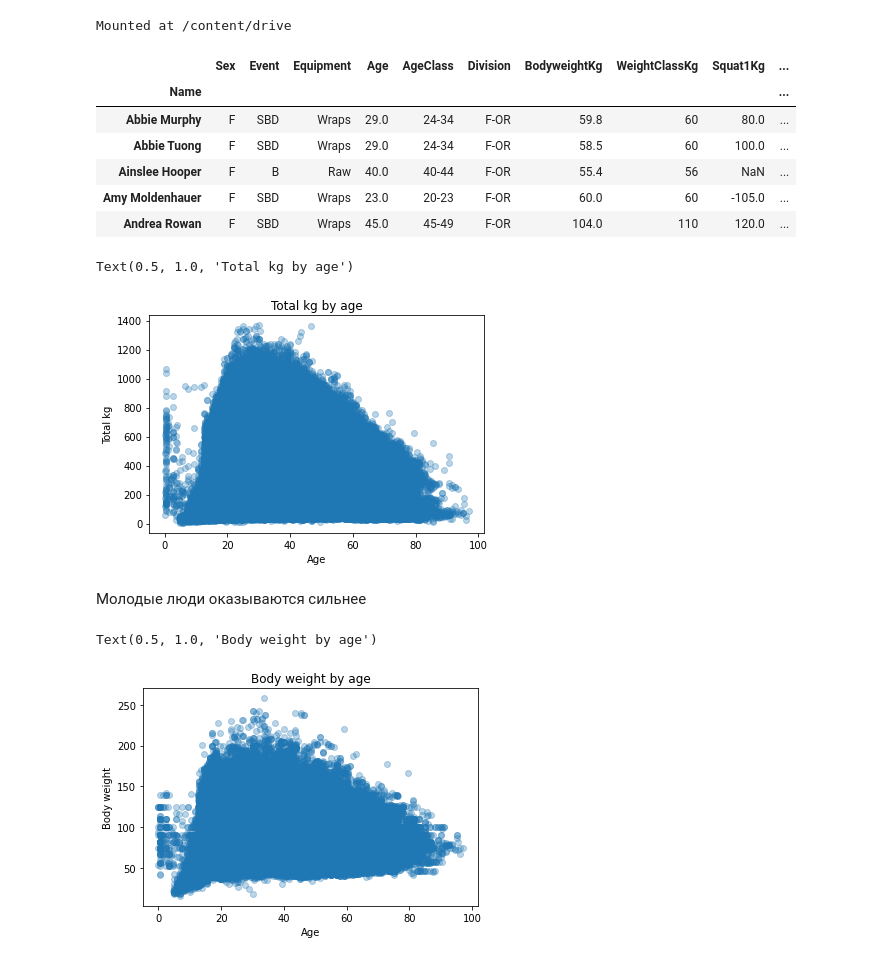
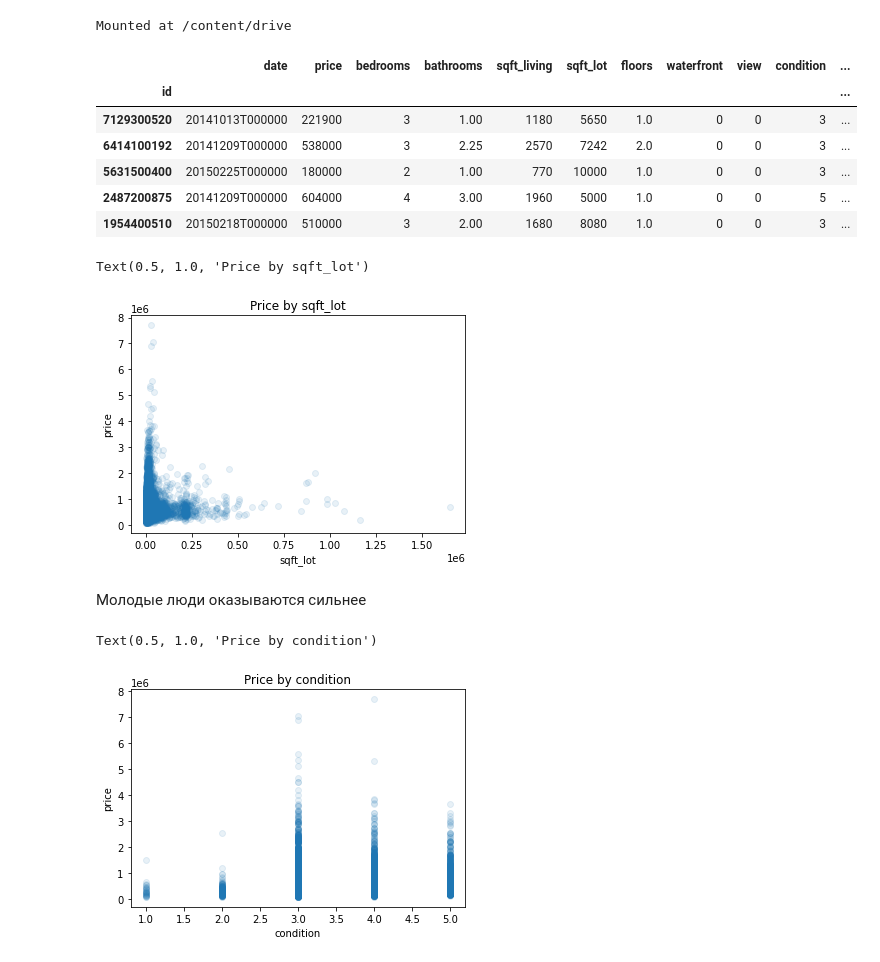
Before and after one commit to AlexHudnev/data_analysis, a Jupyter notebook: data_analysis.ipynb, the cells around one changed output. Drawn from its saved outputs; the diff is of its cells as text; code cells hidden in the pictures.

```diff
--- a/data_analysis.ipynb
+++ b/data_analysis.ipynb
@@ -10,40 +10,40 @@ import pandas as pd
 import matplotlib.pyplot as plt
 import numpy as np
 
-data = pd.read_csv('/content/drive/My Drive/openpowerlifting.csv', index_col=0)
+data = pd.read_csv('/content/drive/My Drive/home_data.csv', index_col=0)
 
 data.head()
 # %% [output]
-|  | Sex | Event | Equipment | Age | AgeClass | Division | BodyweightKg | WeightClassKg | Squat1Kg | ... |
-| Name |  |  |  |  |  |  |  |  |  | ... |
-| Abbie Murphy | F | SBD | Wraps | 29.0 | 24-34 | F-OR | 59.8 | 60 | 80.0 | ... |
-| Abbie Tuong | F | SBD | Wraps | 29.0 | 24-34 | F-OR | 58.5 | 60 | 100.0 | ... |
-| Ainslee Hooper | F | B | Raw | 40.0 | 40-44 | F-OR | 55.4 | 56 | NaN | ... |
-| Amy Moldenhauer | F | SBD | Wraps | 23.0 | 20-23 | F-OR | 60.0 | 60 | -105.0 | ... |
-| Andrea Rowan | F | SBD | Wraps | 45.0 | 45-49 | F-OR | 104.0 | 110 | 120.0 | ... |
+|  | date | price | bedrooms | bathrooms | sqft_living | sqft_lot | floors | waterfront | view | condition | ... |
+| id |  |  |  |  |  |  |  |  |  |  | ... |
+| 7129300520 | 20141013T000000 | 221900 | 3 | 1.00 | 1180 | 5650 | 1.0 | 0 | 0 | 3 | ... |
+| 6414100192 | 20141209T000000 | 538000 | 3 | 2.25 | 2570 | 7242 | 2.0 | 0 | 0 | 3 | ... |
+| 5631500400 | 20150225T000000 | 180000 | 2 | 1.00 | 770 | 10000 | 1.0 | 0 | 0 | 3 | ... |
+| 2487200875 | 20141209T000000 | 604000 | 4 | 3.00 | 1960 | 5000 | 1.0 | 0 | 0 | 5 | ... |
+| 1954400510 | 20150218T000000 | 510000 | 3 | 2.00 | 1680 | 8080 | 1.0 | 0 | 0 | 3 | ... |
 # %%
-total_kg = data['TotalKg'].values
-age = data['Age'].values
+sqft_lot = data['sqft_lot'].values
+price = data['price'].values
 
-plt.scatter(age, total_kg, alpha=0.3)
+plt.scatter(sqft_lot, price, alpha=0.1)
 
-plt.xlabel('Age')
-plt.ylabel('Total kg')
-plt.title('Total kg by age')
+plt.xlabel('sqft_lot')
+plt.ylabel('price')
+plt.title('Price by sqft_lot')
 # %% [output]
-Text(0.5, 1.0, 'Total kg by age')
+Text(0.5, 1.0, 'Price by sqft_lot')
-[figure, old version]
+[figure, new version]
 # %% [markdown]
 Молодые люди оказываются сильнее
 # %%
-body_weight_kg = data['BodyweightKg'].values
-age = data['Age'].values
+condition = data['condition'].values
+price = data['price'].values
 
-plt.scatter(age, body_weight_kg, alpha=0.3)
+plt.scatter(condition, price, alpha=0.1)
 
-plt.xlabel('Age')
-plt.ylabel('Body weight')
-plt.title('Body weight by age')
+plt.xlabel('condition')
+plt.ylabel('price')
+plt.title('Price by condition')
 # %% [output]
-Text(0.5, 1.0, 'Body weight by age')
+Text(0.5, 1.0, 'Price by condition')
-[figure, old version]
+[figure, new version]
```
Also changed, not shown: parts of 4 cells of this notebook.
